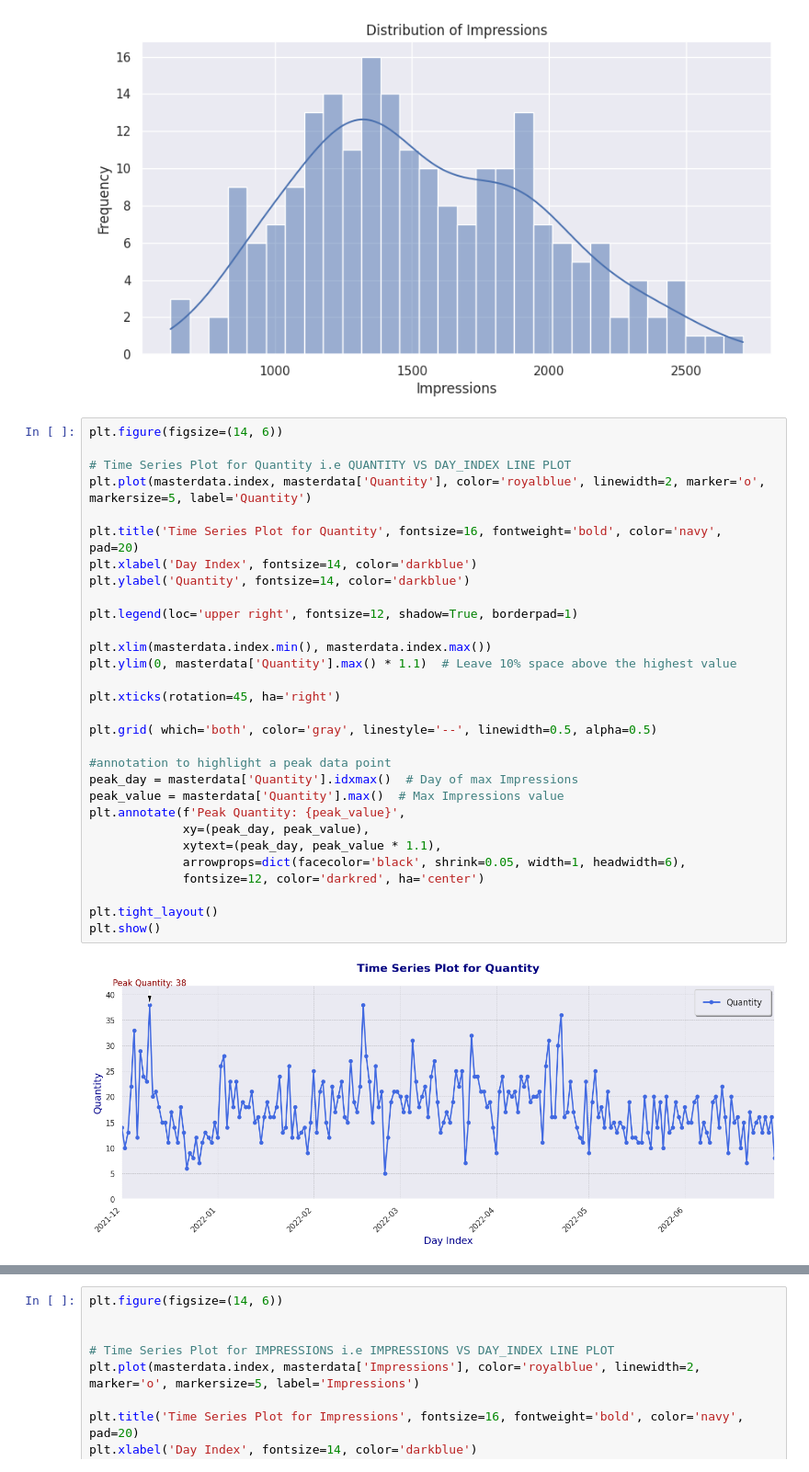
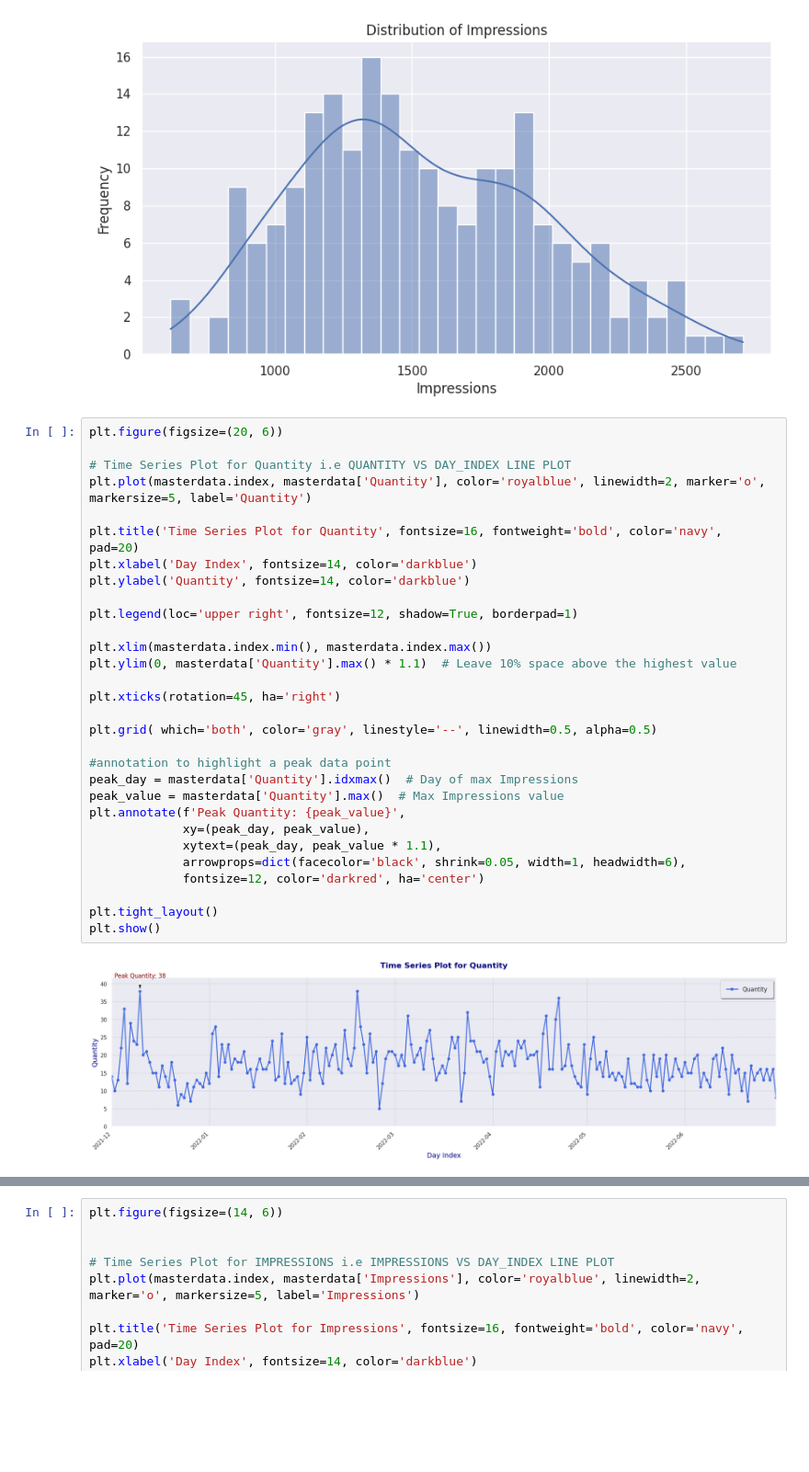
Before and after one commit to Chris-Joy26/Chris-Infosys-Nov24, a Jupyter notebook: WEEK2.ipynb, the cells around one changed output, grey strips where cells are left out. Shown at 92% size. Cells and saved outputs as stored; diff of their text form; blank space fills up the shorter version.

```diff
--- a/WEEK2.ipynb
+++ b/WEEK2.ipynb
@@ -200,34 +209,34 @@ plt.show()
 # %% [output]
 [figure]
 # %%
-plt.figure(figsize=(14, 6))
+plt.figure(figsize=(20, 6))
 
 # Time Series Plot for Quantity i.e QUANTITY VS DAY_INDEX LINE PLOT
 plt.plot(masterdata.index, masterdata['Quantity'], color='royalblue', linewidth=2, marker='o', markersize=5, label='Quantity')
 
 plt.title('Time Series Plot for Quantity', fontsize=16, fontweight='bold', color='navy', pad=20)
 plt.xlabel('Day Index', fontsize=14, color='darkblue')
 plt.ylabel('Quantity', fontsize=14, color='darkblue')
 
 plt.legend(loc='upper right', fontsize=12, shadow=True, borderpad=1)
 
 plt.xlim(masterdata.index.min(), masterdata.index.max())
 plt.ylim(0, masterdata['Quantity'].max() * 1.1)  # Leave 10% space above the highest value
 
 plt.xticks(rotation=45, ha='right')
 
 plt.grid( which='both', color='gray', linestyle='--', linewidth=0.5, alpha=0.5)
 
 #annotation to highlight a peak data point
 peak_day = masterdata['Quantity'].idxmax()  # Day of max Impressions
 peak_value = masterdata['Quantity'].max()  # Max Impressions value
 plt.annotate(f'Peak Quantity: {peak_value}',
              xy=(peak_day, peak_value),
              xytext=(peak_day, peak_value * 1.1),
              arrowprops=dict(facecolor='black', shrink=0.05, width=1, headwidth=6),
              fontsize=12, color='darkred', ha='center')
 
 plt.tight_layout()
 plt.show()
 # %% [output]
-[figure, old version]
+[figure, new version]
```
Also changed, not shown: parts of 25 cells of this notebook.
